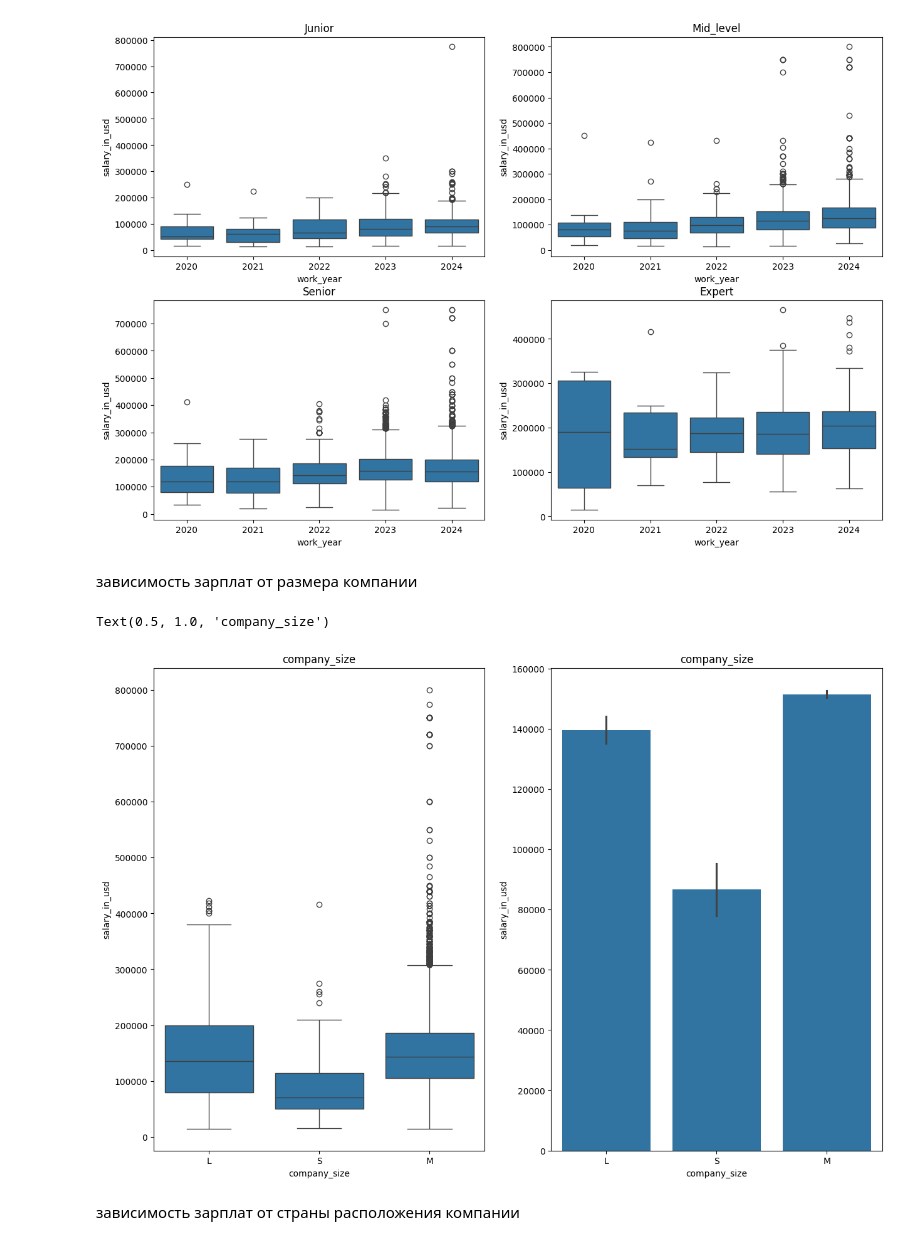
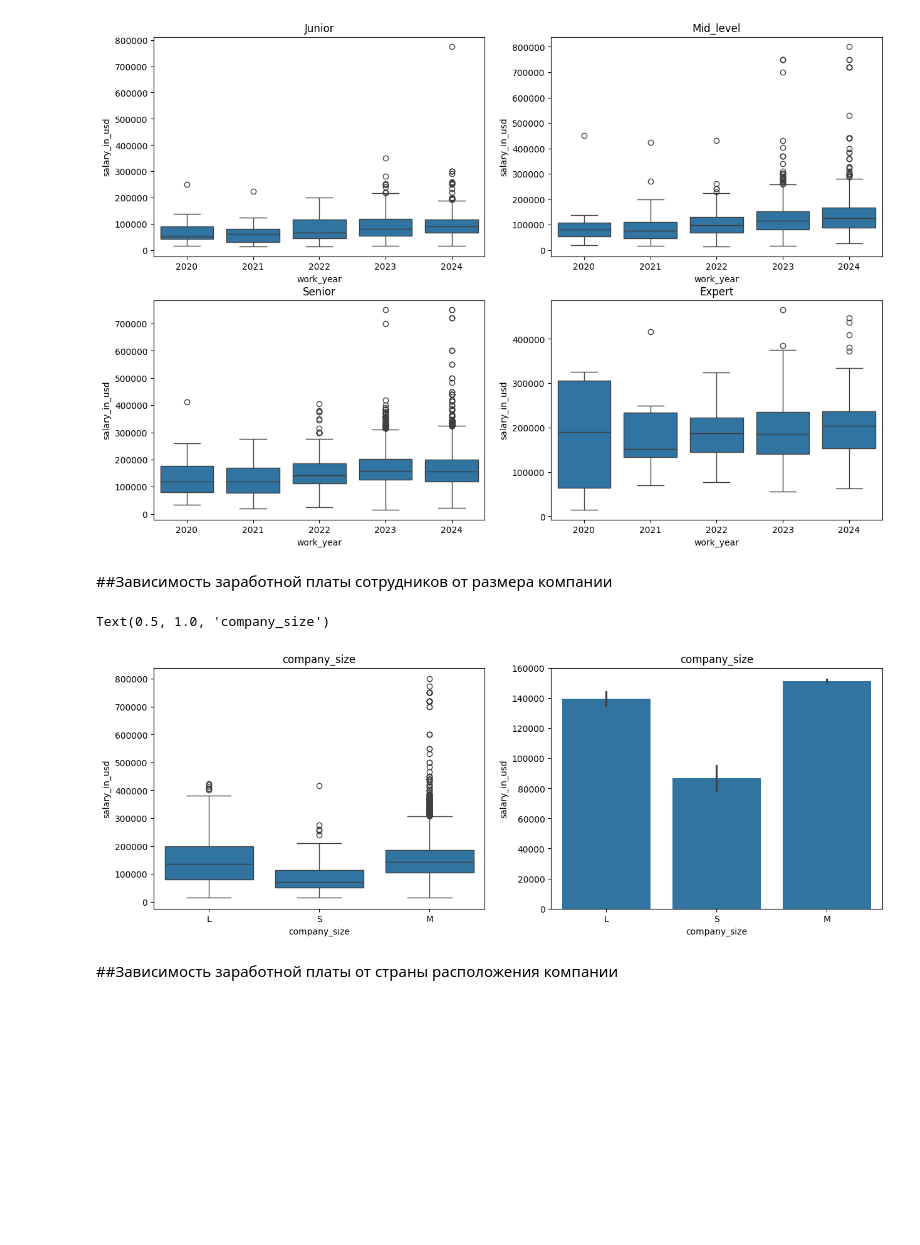
Before and after one commit to OnlySem/ITMO, a Jupyter notebook: задание_1.ipynb, the cells around one changed output. Cells and saved outputs as stored; diff of their text form; code cells hidden in the pictures; blank space fills up the shorter version.

```diff
--- a/задание_1.ipynb
+++ b/задание_1.ipynb
@@ -201,16 +204,16 @@ axes[1, 1].set_title('Expert')
 Text(0.5, 1.0, 'Expert')
 [figure]
 # %% [markdown]
-зависимость зарплат от размера компании
+##Зависимость заработной платы сотрудников от размера компании
 # %%
-fig, axes = plt.subplots(nrows=1, ncols=2, figsize=(15, 10))
+fig, axes = plt.subplots(nrows=1, ncols=2, figsize=(15, 5))
 sns.boxplot(data, x = 'company_size', y = 'salary_in_usd', ax = axes[0])
 axes[0].set_title('company_size')
 sns.barplot(data, x = 'company_size', y = 'salary_in_usd', ax = axes[1])
 axes[1].set_title('company_size')
 # %% [output]
 Text(0.5, 1.0, 'company_size')
-[figure, old version]
+[figure, new version]
 # %% [markdown]
-зависимость зарплат от страны расположения компании
+##Зависимость заработной платы от страны расположения компании
 # %%
```
Also changed, not shown: parts of 5 cells of this notebook.
